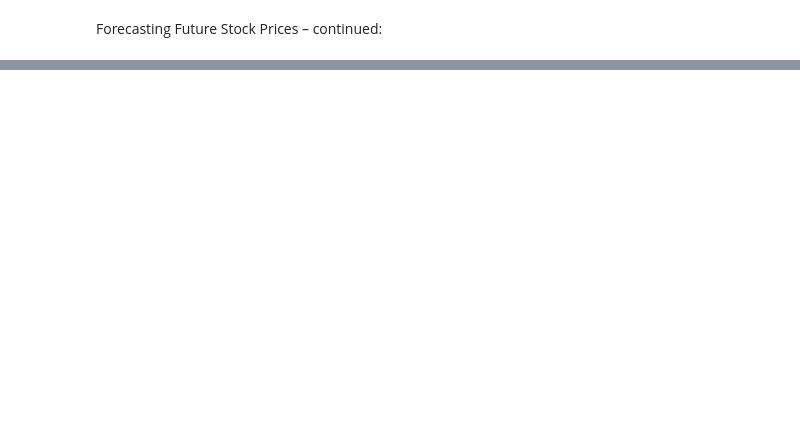
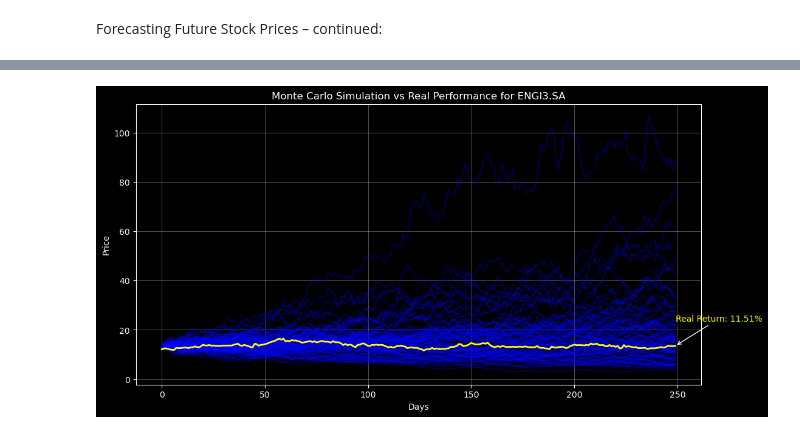
Before and after one commit to OtavioDaflonC/FinDash, a Jupyter notebook: src/notebooks/monte_carloandetc.ipynb, the cells around one changed output, grey strips where cells are left out. Drawn from its saved outputs; the diff is of its cells as text; code cells hidden in the pictures; blank space fills up the shorter version.

```diff
--- a/src/notebooks/monte_carloandetc.ipynb
+++ b/src/notebooks/monte_carloandetc.ipynb
@@ -133,0 +134,95 @@ Decision: Invest based on Monte Carlo analysis.
+# %%
+import numpy as np
+import pandas as pd
+import yfinance as yf
+from scipy.stats import norm
+import matplotlib.pyplot as plt
+
+plt.style.use('dark_background')
+
+ticker = 'ENGI3.SA'
+start_date = "2015-01-01"
+end_date = "2023-01-01"
+
+# Download historical data
+data = yf.download(ticker, start=start_date, end=end_date)
+prices = data['Close']
+
+# Simulated time range
+sim_start_date = "2022-01-01"
+sim_end_date = "2022-12-31"
+
+# Data for the simulation interval
+simulation_data = yf.download(ticker, start=sim_start_date, end=sim_end_date)
+real_prices = simulation_data['Close']
+
+# Log returns for Monte Carlo Simulation
+log_returns = np.log(1 + data['Close'].pct_change())
+u = log_returns.mean()  # Mean of returns
+var = log_returns.var()  # Variance of returns
+drift = u - (0.5 * var)  # Drift
+stdev = log_returns.std()  # Standard deviation of returns
+
+# Monte Carlo Simulation
+t_intervals = len(real_prices)  # Match simulation length to real data
+iterations = 100  # Reduce iterations for visualization clarity
+
+daily_returns = np.exp(
+    drift + stdev * norm.ppf(np.random.rand(t_intervals, iterations))
+)
+
+last_price = prices.iloc[-1]  # Last known price
+price_paths = np.zeros_like(daily_returns)
+price_paths[0] = last_price
+
+for t in range(1, t_intervals):
+    price_paths[t] = price_paths[t - 1] * daily_returns[t]
+
+# Calculate final return for real performance
+initial_real_price = real_prices.iloc[0]
+final_real_price = real_prices.iloc[-1]
+real_return = ((final_real_price - initial_real_price) / initial_real_price) * 100
+
+# Plot Monte Carlo simulations and real performance
+plt.figure(figsize=(12, 6))
+plt.plot(price_paths, alpha=0.3, color='blue', label='Simulated Paths')  # Simulated paths
+plt.plot(range(t_intervals), real_prices.values, color='yellow', linewidth=2, label='Real Performance')  # Real data
+plt.title(f"Monte Carlo Simulation vs Real Performance for {ticker}", color='white')
+plt.xlabel("Days", color='white')
+plt.ylabel("Price", color='white')
+
+# Annotate real performance return
+plt.annotate(
+    f"Real Return: {real_return:.2f}%",
+    xy=(t_intervals - 1, final_real_price),
+    xytext=(t_intervals - 1, final_real_price + 10),
+    arrowprops=dict(facecolor='yellow', arrowstyle="->"),
+    color='yellow',
+    fontsize=10
+)
+
+
+plt.grid(alpha=0.3)
+plt.show()
+
+# Analysis: Calculate and print metrics
+final_prices = price_paths[-1]
+initial_price = last_price
+returns = (final_prices - initial_price) / initial_price * 100  # Returns in percentage
+
+confidence_level = 0.1
+var_10 = np.percentile(returns, confidence_level * 100)
+es_10 = returns[returns <= var_10].mean()
+
+print(f"VaR 10%: {var_10:.2f}%")  # Maximum expected loss
+print(f"Expected Shortfall 10%: {es_10:.2f}%")  # Average expected loss
+
+# Decision based on probability of return above threshold
+threshold = 20  # %
+prob_positive = (returns > threshold).mean()
+print(f"Probability of return above {threshold}%:", prob_positive)
+if prob_positive > 0.6:  # 60% chance of return above the limit
+    print("Decision: Invest based on Monte Carlo analysis.")
+else:
+    print("Decision: Do not invest due to high risk or low return expectation.")
+# %% [output]
@@ -133,0 +231 @@ Decision: Invest based on Monte Carlo analysis.
+[figure, added]
```
Also changed, not shown: parts of 5 cells of this notebook.
